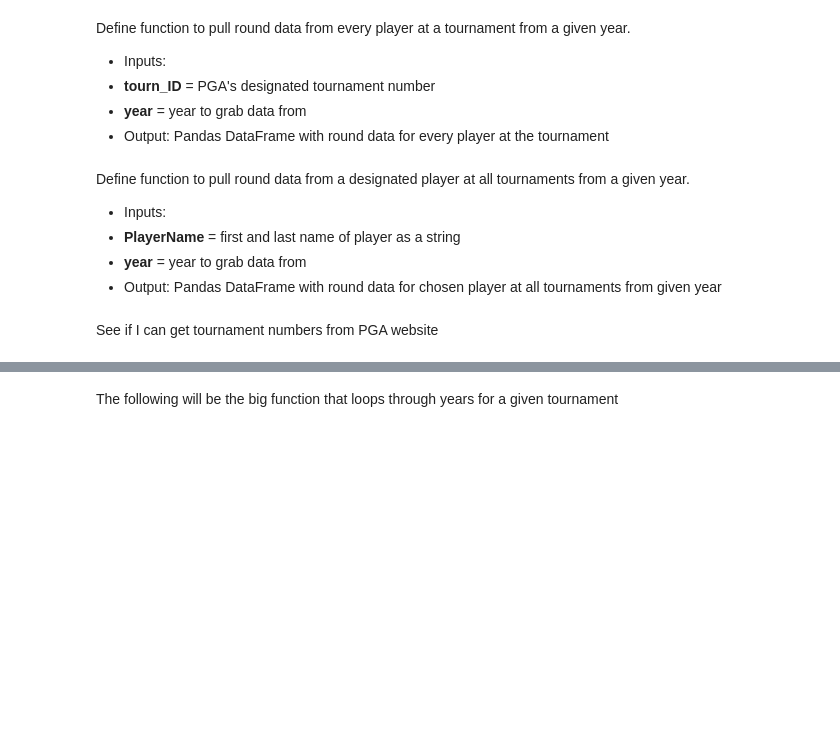
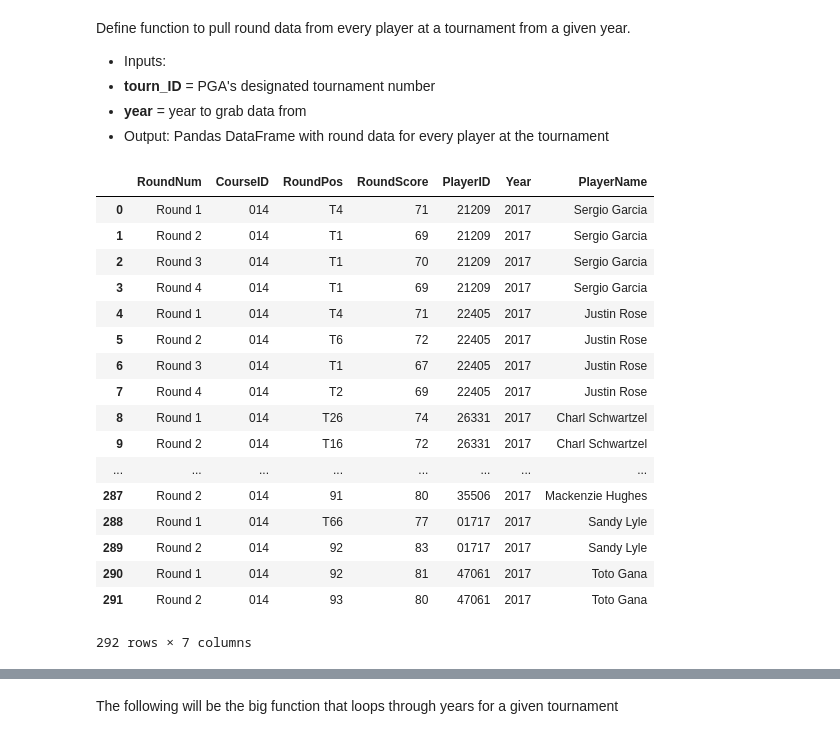
Before and after one commit to codyheiser/pga-data, a Jupyter notebook: pga_scraper.ipynb, the cells around one changed output, grey strips where cells are left out. Cells and saved outputs as stored; diff of their text form; code cells hidden in the pictures; blank space fills up the shorter version.

```diff
--- a/pga_scraper.ipynb
+++ b/pga_scraper.ipynb
@@ -11,35 +11,3 @@ Define function to pull round data from every player at a tournament from a give
  * **tourn_ID** = PGA's designated tournament number
  * **year** = year to grab data from
 * Output: Pandas DataFrame with round data for every player at the tournament
-# %%
-def tourney(course_ID, year):
-    '''
-    Pull scores from all players of a tournament
-    course_ID = course number as designated by PGA
-    year = year of tournament to grab data from
-    '''
-    tourn = requests.get('http://www.pgatour.com/data/R/{}/{}/tournsum.json'.format(course_ID, year)).json() # load JSON for tournament and year specified
-    data = tourn['years'][0]['tours'][0]['trns'][0] # ignore extraneous metadata for now, get straight to the meat
-    out = {'RoundNum':[], 'CourseID':[], 'RoundPos':[], 'RoundScore':[], 'PlayerID':[], 'Year':[], 'PlayerName':[]} # initialize dictionary for dumping info into
-
-    for player in data['plrs']:
-        # save some stuff for later
-        playername = player['name']['first'] + ' ' + player['name']['last']
-        playerID = player['plrNum']
-
-        for rnd in player['rnds']:
-            out['Year'].append(year)
-            out['PlayerName'].append(playername)
-            out['PlayerID'].append(playerID)
-            out['RoundNum'].append(rnd['rndNum'])
-            out['CourseID'].append(rnd['courseNum'])
-            out['RoundPos'].append(rnd['rndPos'])
-            out['RoundScore'].append(rnd['rndScr'])
-
-    return pd.DataFrame(out)
-# %% [markdown]
-Define function to pull round data from a designated player at all tournaments from a given year.
-* Inputs:
- * **PlayerName** = first and last name of player as a string
- * **year** = year to grab data from
-* Output: Pandas DataFrame with round data for chosen player at all tournaments from given year
@@ -69,2 +13,0 @@ def player(PlayerName, year):
-# %% [markdown]
-See if I can get tournament numbers from PGA website
@@ -93,2 +14,23 @@ def course_info(year):
+# %%
+tourney('014', '2017')
+# %% [output]
+|  | RoundNum | CourseID | RoundPos | RoundScore | PlayerID | Year | PlayerName |
+| 0 | Round 1 | 014 | T4 | 71 | 21209 | 2017 | Sergio Garcia |
+| 1 | Round 2 | 014 | T1 | 69 | 21209 | 2017 | Sergio Garcia |
+| 2 | Round 3 | 014 | T1 | 70 | 21209 | 2017 | Sergio Garcia |
+| 3 | Round 4 | 014 | T1 | 69 | 21209 | 2017 | Sergio Garcia |
+| 4 | Round 1 | 014 | T4 | 71 | 22405 | 2017 | Justin Rose |
+| 5 | Round 2 | 014 | T6 | 72 | 22405 | 2017 | Justin Rose |
+| 6 | Round 3 | 014 | T1 | 67 | 22405 | 2017 | Justin Rose |
+| 7 | Round 4 | 014 | T2 | 69 | 22405 | 2017 | Justin Rose |
+| 8 | Round 1 | 014 | T26 | 74 | 26331 | 2017 | Charl Schwartzel |
+| 9 | Round 2 | 014 | T16 | 72 | 26331 | 2017 | Charl Schwartzel |
+| ... | ... | ... | ... | ... | ... | ... | ... |
+| 287 | Round 2 | 014 | 91 | 80 | 35506 | 2017 | Mackenzie Hughes |
+| 288 | Round 1 | 014 | T66 | 77 | 01717 | 2017 | Sandy Lyle |
+| 289 | Round 2 | 014 | 92 | 83 | 01717 | 2017 | Sandy Lyle |
+| 290 | Round 1 | 014 | 92 | 81 | 47061 | 2017 | Toto Gana |
+| 291 | Round 2 | 014 | 93 | 80 | 47061 | 2017 | Toto Gana |
+292 rows × 7 columns
 # %%
 courses_2017 = course_info('2017')
```
Also changed, not shown: parts of 18 cells of this notebook, 8 other files.
